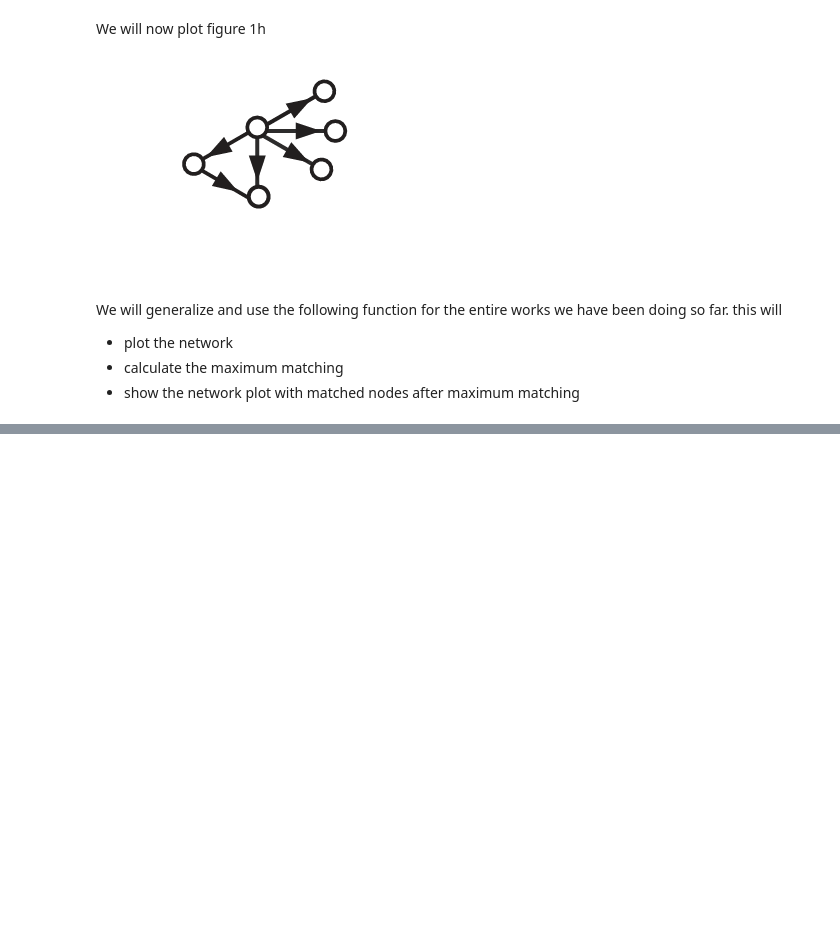
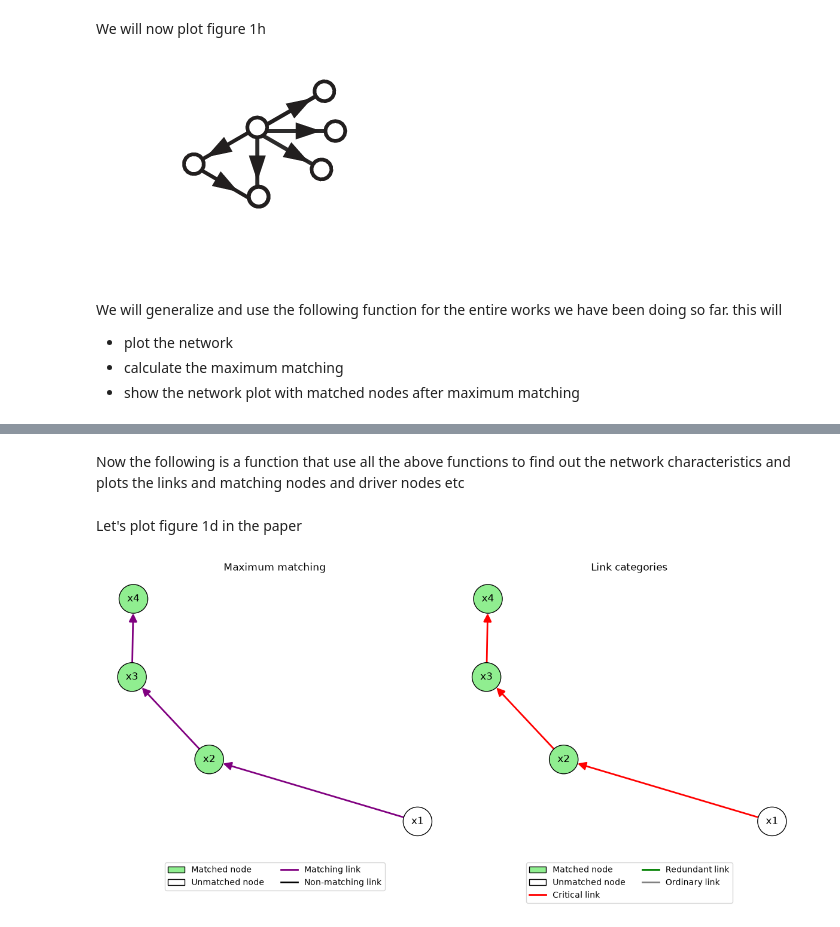
Before and after one commit to ExploringCodes/Controllability-of-Complex-Networks-Replication, a Jupyter notebook: Experiments_on_paper.ipynb, the cells around one changed output, grey strips where cells are left out. Drawn from its saved outputs; the diff is of its cells as text; code cells hidden in the pictures; blank space fills up the shorter version.

Commit message:
Figure 1 of the paper completed

```diff
--- a/Experiments_on_paper.ipynb
+++ b/Experiments_on_paper.ipynb
@@ -210,0 +264,29 @@ Unmatched nodes: {'x1', 'x6', 'x4', 'x5'}
+# %%
+def critical_link(edges, nodes=None):
+    """
+    Given a list of directed edges, this function identifies critical links
+    in the directed graph. A critical link is defined as an edge whose removal
+    decreases the size of the maximum matching.
+
+    nodes=None means nodes are created from the given edges.
+    If nodes are provided, isolated nodes are also included in the graph.
+    All original nodes are preserved when testing each edge removal.
+
+    It returns a dictionary containing the original graph, matched nodes,
+    unmatched nodes, driver nodes, number of driver nodes, matching links,
+    unmatching links, and critical links.
+    """
+    network = get_matching_nodes(edges, nodes)
+    G = network["G"]
+    matching_links = network["matching_links"]
+    critical_links = set()
+
+    for edge in G.edges():
+        remaining_edges = set(G.edges()) - {edge}
+        result = get_matching_nodes(remaining_edges, nodes=G.nodes())
+        new_matching_links = result["matching_links"]
+
+        if len(new_matching_links) < len(matching_links):
+            critical_links.add(edge)
+
+    return {**network, "critical_links": critical_links}
@@ -210,0 +327,13 @@ Unmatched nodes: {'x1', 'x6', 'x4', 'x5'}
+# %%
+def ordinary_link(edges, nodes=None):
+    """
+    An ordinary link is neither critical nor redundant.
+    We use the critical and redundant link functions and return the same
+    network information, together with all three link categories.
+    """
+    result = critical_link(edges, nodes)
+    redundant_links = redundant_link(edges, nodes)["redundant_links"]
+    ordinary_links = set(result["G"].edges()) - result["critical_links"] - redundant_links
+    return {**result, "redundant_links": redundant_links, "ordinary_links": ordinary_links}
+# %% [markdown]
+Now the following is a function that use all the above functions to find out the network characteristics and plots the links and matching nodes and driver nodes etc
@@ -210,0 +399,8 @@ Unmatched nodes: {'x1', 'x6', 'x4', 'x5'}
+# %% [markdown]
+Let's plot figure 1d in the paper
+# %%
+edges =[("x1","x2"), ("x2","x3"), ("x3","x4")]
+
+plot_complete_network_graph(edges)
+# %% [output]
+[figure, added]
```
Also changed, not shown: parts of 12 cells of this notebook.
